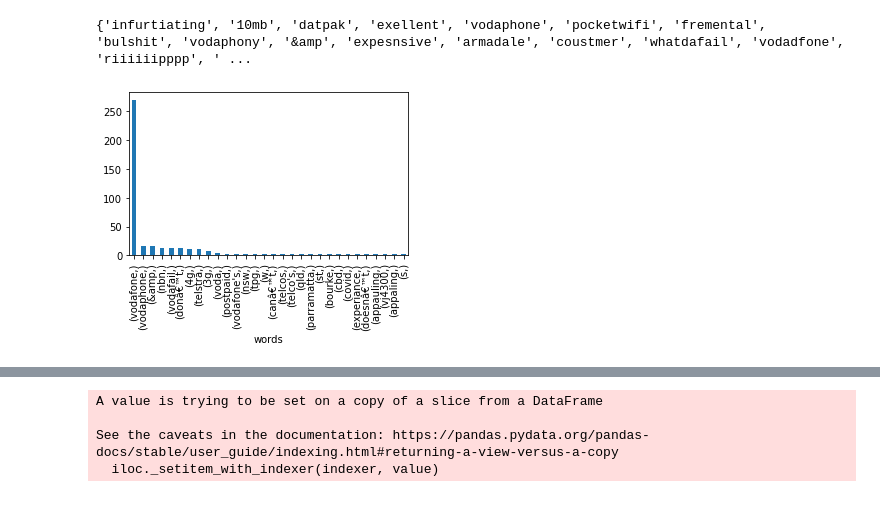
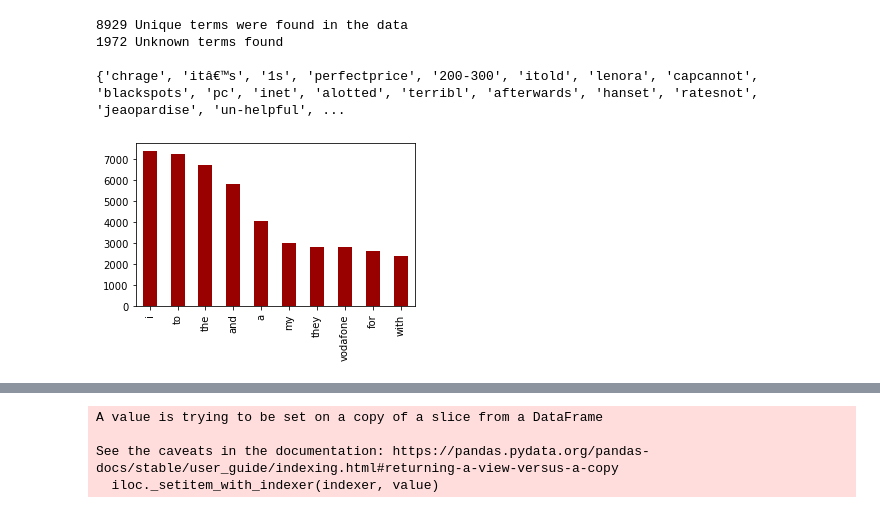
Before and after one commit to NikkiSarah/MA5853-54-Projects, a Jupyter notebook: Ingest Pipeline and EDA.ipynb, the cells around one changed output, grey strips where cells are left out. Drawn from its saved outputs; the diff is of its cells as text; code cells hidden in the pictures.

```diff
--- a/Ingest Pipeline and EDA.ipynb
+++ b/Ingest Pipeline and EDA.ipynb
@@ -27,10 +28,10 @@ vodafone_reviews['title'] = vodafone_reviews['title'].str.lower()
 # Identify unknown words, coloquialisms and unusual punctuation
 # Unknown words are identified using https://pypi.org/project/pyspellchecker/
 
-# get list of words
+# get list of unknown words
 
 def strip_punct(word):
-    word =  re.sub("[-,\.;:\(\)\{\}\[\]!?\"\s\n\$%_\/]", " ", word)
+    word =  re.sub("[,\.;:\(\)\{\}\[\]!?\"\s\n\$%_\/]", " ", word)
     word =  re.sub("\s+", " ", word)
     return word
 
@@ -44,7 +45,9 @@ def list_of_words(df, column):
     return word_frame
 
 # Create dataframe containing list of words
-word_frame = list_of_words(vodafone_reviews, "title")
+word_frame = list_of_words(vodafone_reviews, "review")
+
+word_frame = word_frame.append(list_of_words(vodafone_reviews, "title"))
 
 # remove empty strings from list
 word_frame = word_frame[word_frame['words']!=""]
@@ -57,9 +60,17 @@ unknown_words = spell.unknown(word_frame["words"].to_list())
 
 unknown_word_counts = word_frame[word_frame['words'].isin(unknown_words)].value_counts()
 
-unknown_word_counts.head(30).plot(kind='bar',figsize=(5,3))
 
+print(str(word_frame.words.nunique()) + " " + "Unique terms were found in the data")
+print(str(len(unknown_words)) + " " + "Unknown terms found")
+print("")
 print(unknown_words)
 # %% [output]
-{'infurtiating', '10mb', 'datpak', 'exellent', 'vodaphone', 'pocketwifi', 'fremental', 'bulshit', 'vodaphony', '&amp', 'expesnsive', 'armadale', 'coustmer', 'whatdafail', 'vodadfone', 'riiiiiipppp', ' ...
+8929 Unique terms were found in the data
+1972 Unknown terms found
+
+{'chrage', 'itâ€™s', '1s', 'perfectprice', '200-300', 'itold', 'lenora', 'capcannot', 'blackspots', 'pc', 'inet', 'alotted', 'terribl', 'afterwards', 'hanset', 'ratesnot', 'jeaopardise', 'un-helpful', ...
-[figure, removed]
+# %%
+word_frame["words"].value_counts().head(10).plot(kind='bar',figsize=(5,3), color='#990000');
+# %% [output]
+[figure, added]
```
Also changed, not shown: parts of 22 cells of this notebook.
